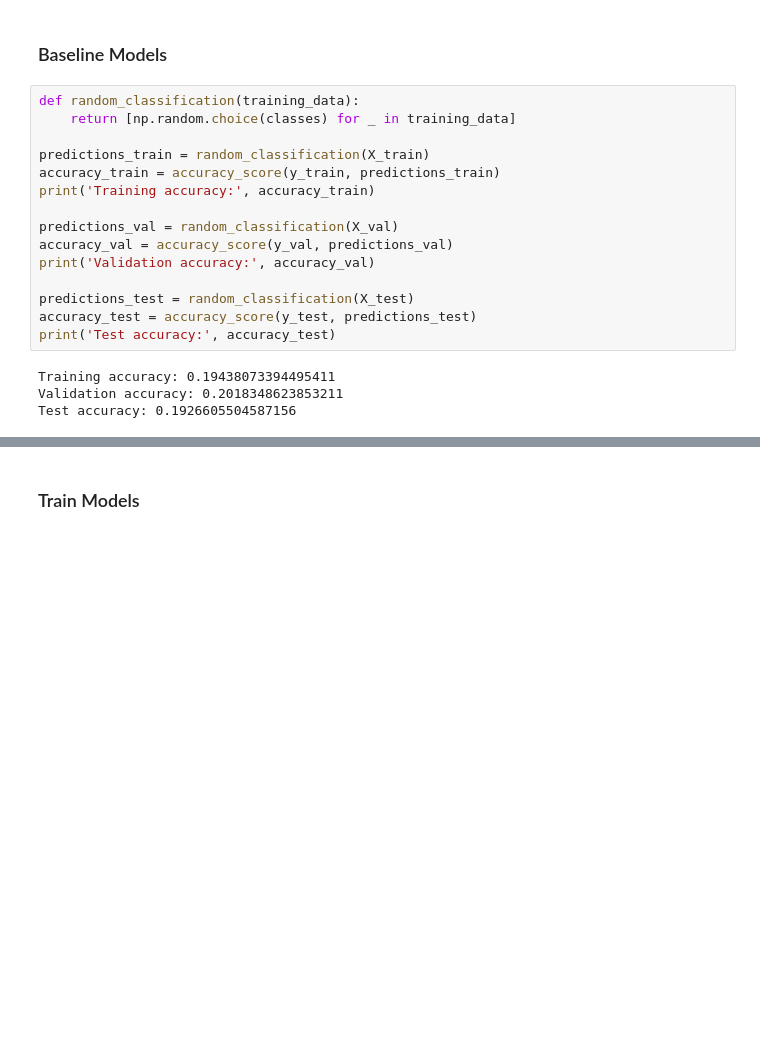
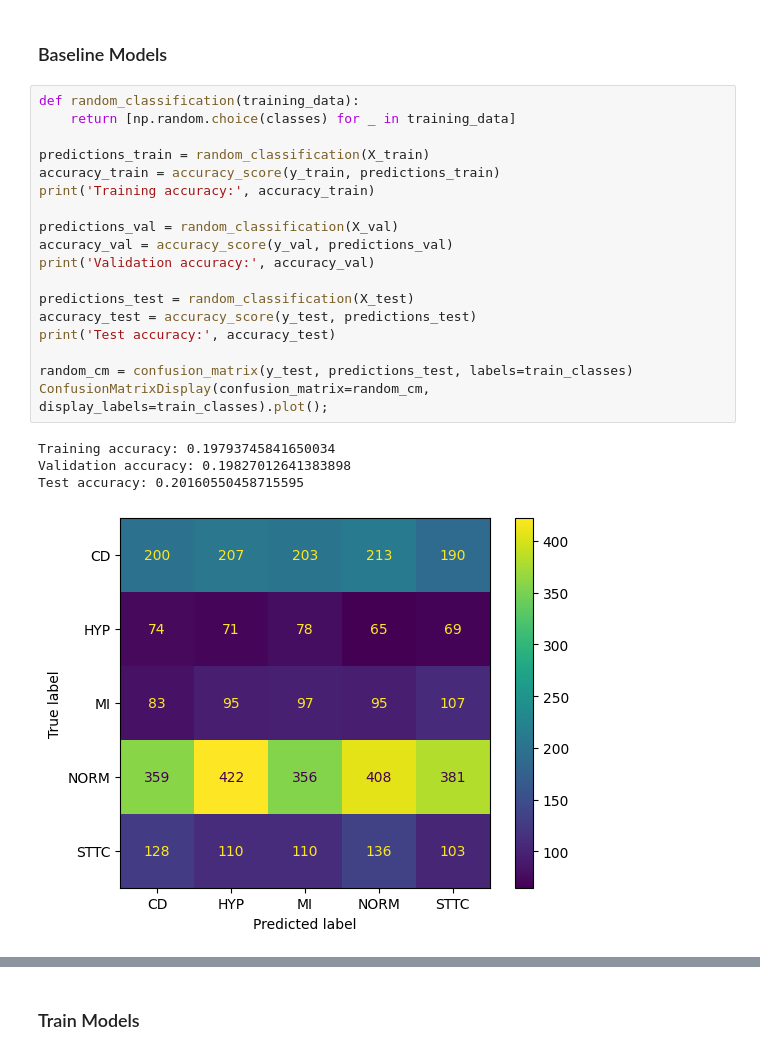
Before and after one commit to zfenton/UCBMIDS_W207_finalProject, a Jupyter notebook: ekg_classification.ipynb, the cells around one changed output, grey strips where cells are left out. Cells and saved outputs as stored; diff of their text form; blank space fills up the shorter version.

Commit message:
add confusion matrices

```diff
--- a/ekg_classification.ipynb
+++ b/ekg_classification.ipynb
@@ -162,22 +163,26 @@ X_test_norm = normalize(X_test)
 # %%
 def random_classification(training_data):
     return [np.random.choice(classes) for _ in training_data]
 
 predictions_train = random_classification(X_train)
 accuracy_train = accuracy_score(y_train, predictions_train)
 print('Training accuracy:', accuracy_train)
 
 predictions_val = random_classification(X_val)
 accuracy_val = accuracy_score(y_val, predictions_val)
 print('Validation accuracy:', accuracy_val)
 
 predictions_test = random_classification(X_test)
 accuracy_test = accuracy_score(y_test, predictions_test)
 print('Test accuracy:', accuracy_test)
+
+random_cm = confusion_matrix(y_test, predictions_test, labels=train_classes)
+ConfusionMatrixDisplay(confusion_matrix=random_cm, display_labels=train_classes).plot();
 # %% [output]
-Training accuracy: 0.19438073394495411
-Validation accuracy: 0.2018348623853211
-Test accuracy: 0.1926605504587156
+Training accuracy: 0.19793745841650034
+Validation accuracy: 0.19827012641383898
+Test accuracy: 0.20160550458715595
+[figure, added]
 # %%
 def always_classify_normal(training_data):
     return ['NORM'] * len(training_data)
```
Also changed, not shown: parts of 13 cells of this notebook.
